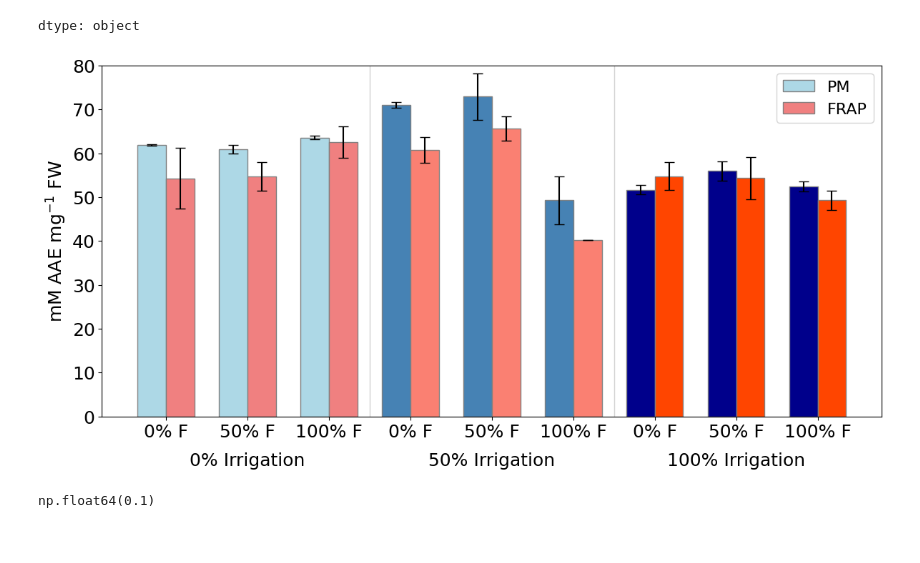
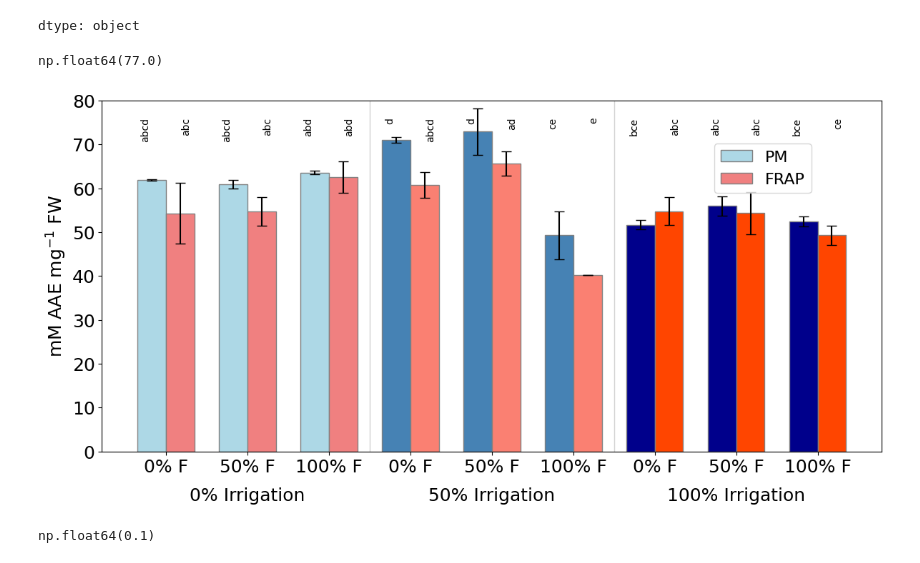
Before and after one commit to MKolaksazov/Data-Science, a Jupyter notebook: Colab code (graphs)/Medicago_stacked.ipynb, the cells around one changed output. Drawn from its saved outputs; the diff is of its cells as text; code cells hidden in the pictures.

```diff
--- a/Colab code (graphs)/Medicago_stacked.ipynb
+++ b/Colab code (graphs)/Medicago_stacked.ipynb
@@ -97,6 +97,14 @@ df_long.dtypes
 | MDA | float64 |
 | TPC | float64 |
 dtype: object
+# %%
+new_ltr = ['abcd', 'abcd', 'abd', 'd', 'd', 'ce', 'bce', 'abc', 'bce',]
+new_ltr2 = ['abc', 'abc', 'abd', 'abcd', 'ad', 'e', 'abc', 'abc', 'ce']
+# %%
+y_max = np.round(df_long['PM'].max(), 0)
+y_max
+# %% [output]
+np.float64(77.0)
 # %%
 import matplotlib.pyplot as plt
 import numpy as np
@@ -131,36 +139,48 @@ bar1 = ax.bar(index - bar_width/2, pm_data, bar_width, yerr=pm_errors, capsize=5
               edgecolor='grey')
 
 # Създаване на колонна графика за FRAP
 bar2 = ax.bar(index + bar_width/2, frap_data, bar_width, yerr=frap_errors, capsize=5,
               label='FRAP', color=['lightcoral']*3 + ['salmon']*3 + ['orangered']*3,
               edgecolor='grey')
 
+# Добавяне на букви за значимостта според тест на Туки
+for i in range(len(df['groups'].unique())):
+  ax.text(i*1.-0.25, y_max * .99, new_ltr[i],
+          rotation=90, fontsize=10,
+          verticalalignment='top', horizontalalignment='center')
+
+# Добавяне на букви за значимостта според тест на Туки
+for i in range(len(df['groups'].unique())):
+  ax.text(i*1.+0.25, y_max * .99, new_ltr2[i],
+          rotation=90, fontsize=10,
+          verticalalignment='top', horizontalalignment='center')
+
+
 # Добавяне на етикети и заглавие
 ax.set_ylabel('mM AAE mg$^{-1}$ FW', size=18) # В оригиналната графика няма етикет на Y оста
 ax.set_ylim(0, 80) # Задаване на лимити на Y оста
 ax.set_yticks(np.arange(0, 81, 10)) # Деления на Y оста
 ax.set_yticklabels(np.arange(0, 81, 10), size=18, rotation=0)
 
 # Етикети за X оста
 fertilization_labels = ['0% F', '50% F', '100% F'] * 3
 ax.set_xticks(index)
 ax.set_xticklabels(fertilization_labels, size=18, rotation=0, ha='center')
 
 # Добавяне на вертикални линии, които да разделят групите по Irrigation
 for i in range(0, 2):
     ax.axvline(x=2.5 + i*3, color='lightgray', linestyle='-', linewidth=1)
 
 # Добавяне на текстови етикети за Irrigation
 ax.text(1, -.125, '0% Irrigation', size=18, ha='center', va='center', transform=ax.get_xaxis_transform())
 ax.text(4, -.125, '50% Irrigation', size=18, ha='center', va='center', transform=ax.get_xaxis_transform())
 ax.text(7, -.125, '100% Irrigation', size=18, ha='center', va='center', transform=ax.get_xaxis_transform())
 
-
-ax.legend(prop={'size': 16})
+ax.legend(prop={'size': 16}, loc='upper right', bbox_to_anchor=(.92, 0.9))
 plt.tight_layout() # Оптимизира разположението на елементите
 plt.show()
 # %% [output]
-[figure, old version]
+[figure, new version]
 # %%
 new_ltr1 = ['ab', 'cd', 'cd', 'c', 'c', 'd', 'd', 'ac', 'b'] # GOX
 new_ltr = ['abc', 'ab', 'abc', 'abc', 'ac', 'c', 'b', 'ac', 'd'] # MDA
```
